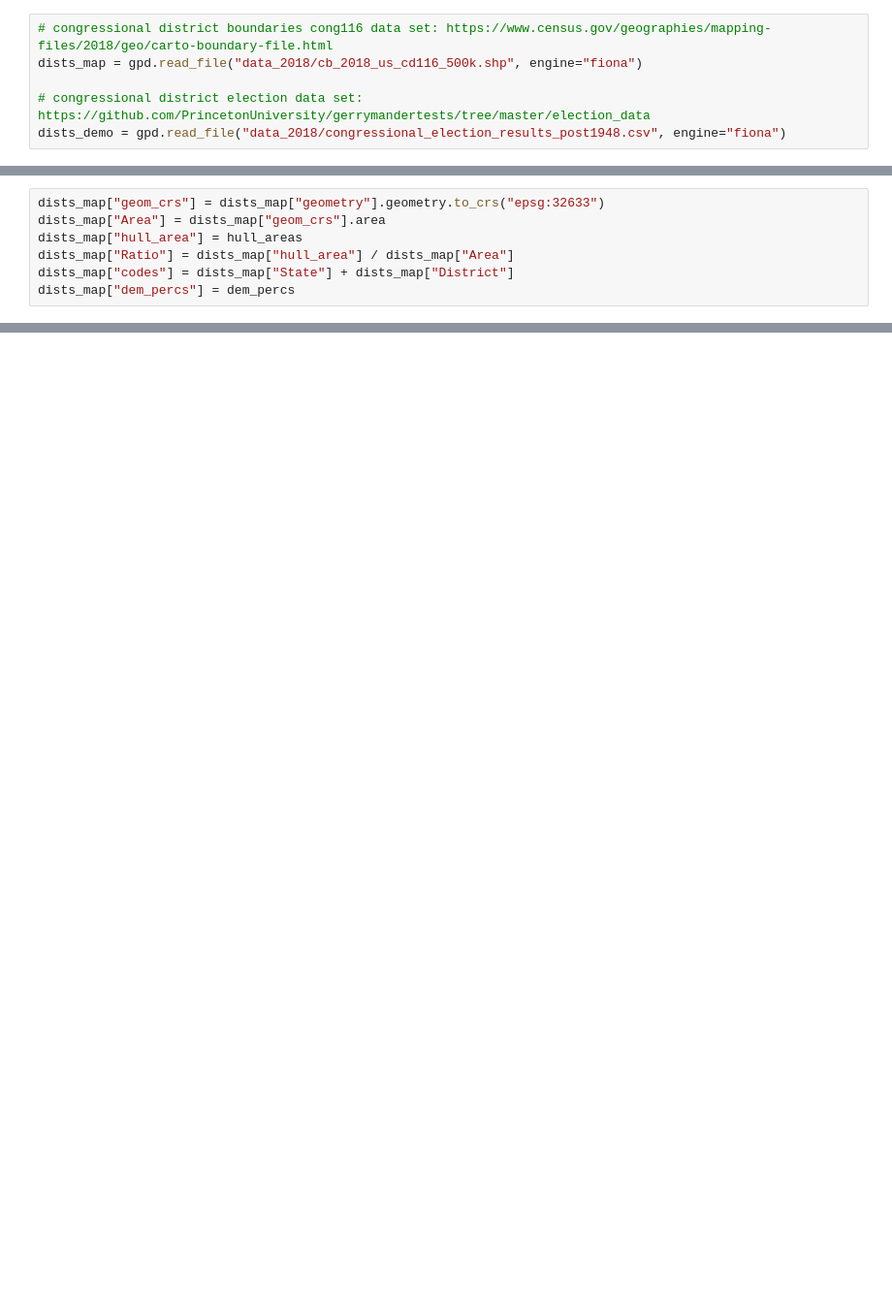
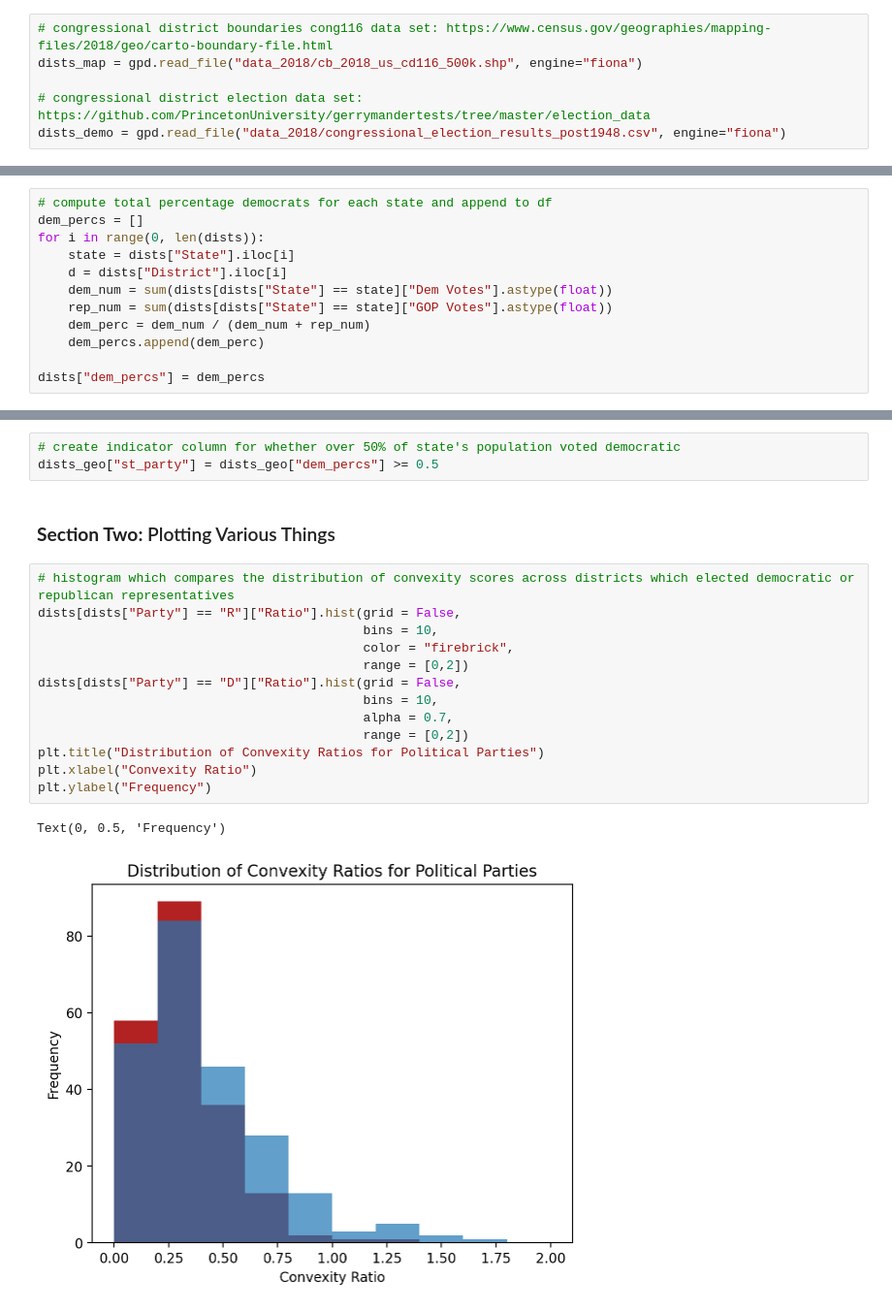
Before and after one commit to maia-pi/db_project, a Jupyter notebook: cong116.ipynb, the cells around one changed output, grey strips where cells are left out. Shown at 97% size. Drawn from its saved outputs; the diff is of its cells as text; blank space fills up the shorter version.

```diff
--- a/cong116.ipynb
+++ b/cong116.ipynb
@@ -114,7 +19,0 @@ for i in range(0, len(dists_map)):
-# %%
-dists_map["geom_crs"] = dists_map["geometry"].geometry.to_crs("epsg:32633")
-dists_map["Area"] = dists_map["geom_crs"].area
-dists_map["hull_area"] = hull_areas
-dists_map["Ratio"] = dists_map["hull_area"] / dists_map["Area"]
-dists_map["codes"] = dists_map["State"] + dists_map["District"]
-dists_map["dem_percs"] = dem_percs
@@ -422,0 +130,12 @@ dists_demo[dists_demo["Incumbent"] == "O"].head(10)
+# %%
+# compute total percentage democrats for each state and append to df
+dem_percs = []
+for i in range(0, len(dists)):
+    state = dists["State"].iloc[i]
+    d = dists["District"].iloc[i]
+    dem_num = sum(dists[dists["State"] == state]["Dem Votes"].astype(float))
+    rep_num = sum(dists[dists["State"] == state]["GOP Votes"].astype(float))
+    dem_perc = dem_num / (dem_num + rep_num)
+    dem_percs.append(dem_perc)
+
+dists["dem_percs"] = dem_percs
@@ -422,0 +149,21 @@ dists_demo[dists_demo["Incumbent"] == "O"].head(10)
+# %%
+# create indicator column for whether over 50% of state's population voted democratic
+dists_geo["st_party"] = dists_geo["dem_percs"] >= 0.5
+# %% [markdown]
+### **Section Two:** Plotting Various Things
+# %%
+# histogram which compares the distribution of convexity scores across districts which elected democratic or republican representatives
+dists[dists["Party"] == "R"]["Ratio"].hist(grid = False,
+                                           bins = 10,
+                                           color = "firebrick",
+                                           range = [0,2])
+dists[dists["Party"] == "D"]["Ratio"].hist(grid = False,
+                                           bins = 10,
+                                           alpha = 0.7,
+                                           range = [0,2])
+plt.title("Distribution of Convexity Ratios for Political Parties")
+plt.xlabel("Convexity Ratio")
+plt.ylabel("Frequency")
+# %% [output]
+Text(0, 0.5, 'Frequency')
+[figure, added]
```
Also changed, not shown: parts of 46 cells of this notebook.
